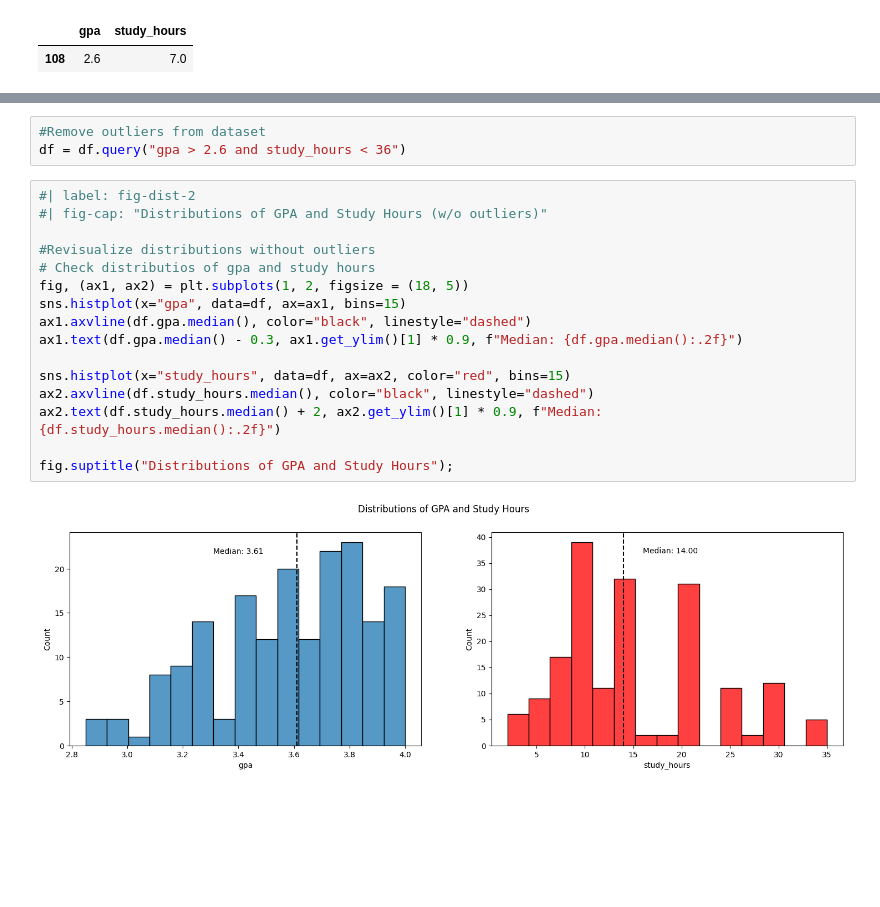
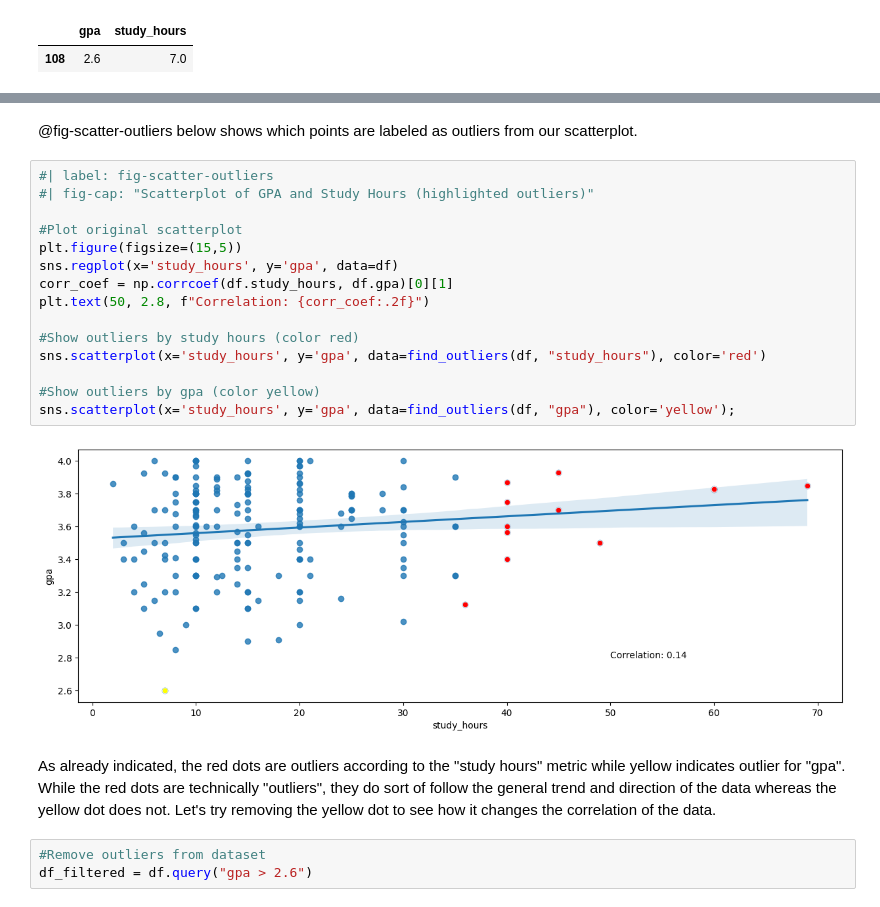
Before and after one commit to thebayesianbandit/thebayesianbandit.github.io, a Jupyter notebook: posts/gpa-analysis/gpa_analysis.ipynb, the cells around one changed output, grey strips where cells are left out. Saved outputs shown, nothing was run; the diff lists cells and outputs as text; blank space fills up the shorter version.

```diff
--- a/posts/gpa-analysis/gpa_analysis.ipynb
+++ b/posts/gpa-analysis/gpa_analysis.ipynb
@@ -150,21 +186,24 @@ find_outliers(df, "study_hours")["study_hours"].min()
+# %% [markdown]
+@fig-scatter-outliers below shows which points are labeled as outliers from our scatterplot.
+# %%
+#| label: fig-scatter-outliers
+#| fig-cap: "Scatterplot of GPA and Study Hours (highlighted outliers)"
+
+#Plot original scatterplot
+plt.figure(figsize=(15,5))
+sns.regplot(x='study_hours', y='gpa', data=df)
+corr_coef = np.corrcoef(df.study_hours, df.gpa)[0][1]
+plt.text(50, 2.8, f"Correlation: {corr_coef:.2f}")
+
+#Show outliers by study hours (color red)
+sns.scatterplot(x='study_hours', y='gpa', data=find_outliers(df, "study_hours"), color='red')
+
+#Show outliers by gpa (color yellow)
+sns.scatterplot(x='study_hours', y='gpa', data=find_outliers(df, "gpa"), color='yellow');
+# %% [output]
+[figure, added]
+# %% [markdown]
+As already indicated, the red dots are outliers according to the "study hours" metric while yellow indicates outlier for "gpa". While the red dots are technically "outliers", they do sort of follow the general trend and direction of the data whereas the yellow dot does not. Let's try removing the yellow dot to see how it changes the correlation of the data.
 # %%
 #Remove outliers from dataset
-df = df.query("gpa > 2.6 and study_hours < 36")
+df_filtered = df.query("gpa > 2.6")
-# %%
-#| label: fig-dist-2
-#| fig-cap: "Distributions of GPA and Study Hours (w/o outliers)"
-
-#Revisualize distributions without outliers
-# Check distributios of gpa and study hours
-fig, (ax1, ax2) = plt.subplots(1, 2, figsize = (18, 5))
-sns.histplot(x="gpa", data=df, ax=ax1, bins=15)
-ax1.axvline(df.gpa.median(), color="black", linestyle="dashed")
-ax1.text(df.gpa.median() - 0.3, ax1.get_ylim()[1] * 0.9, f"Median: {df.gpa.median():.2f}")
-
-sns.histplot(x="study_hours", data=df, ax=ax2, color="red", bins=15)
-ax2.axvline(df.study_hours.median(), color="black", linestyle="dashed")
-ax2.text(df.study_hours.median() + 2, ax2.get_ylim()[1] * 0.9, f"Median: {df.study_hours.median():.2f}")
-
-fig.suptitle("Distributions of GPA and Study Hours");
-# %% [output]
-[figure, removed]
```
Also changed, not shown: parts of 30 cells of this notebook, 9 other files.
